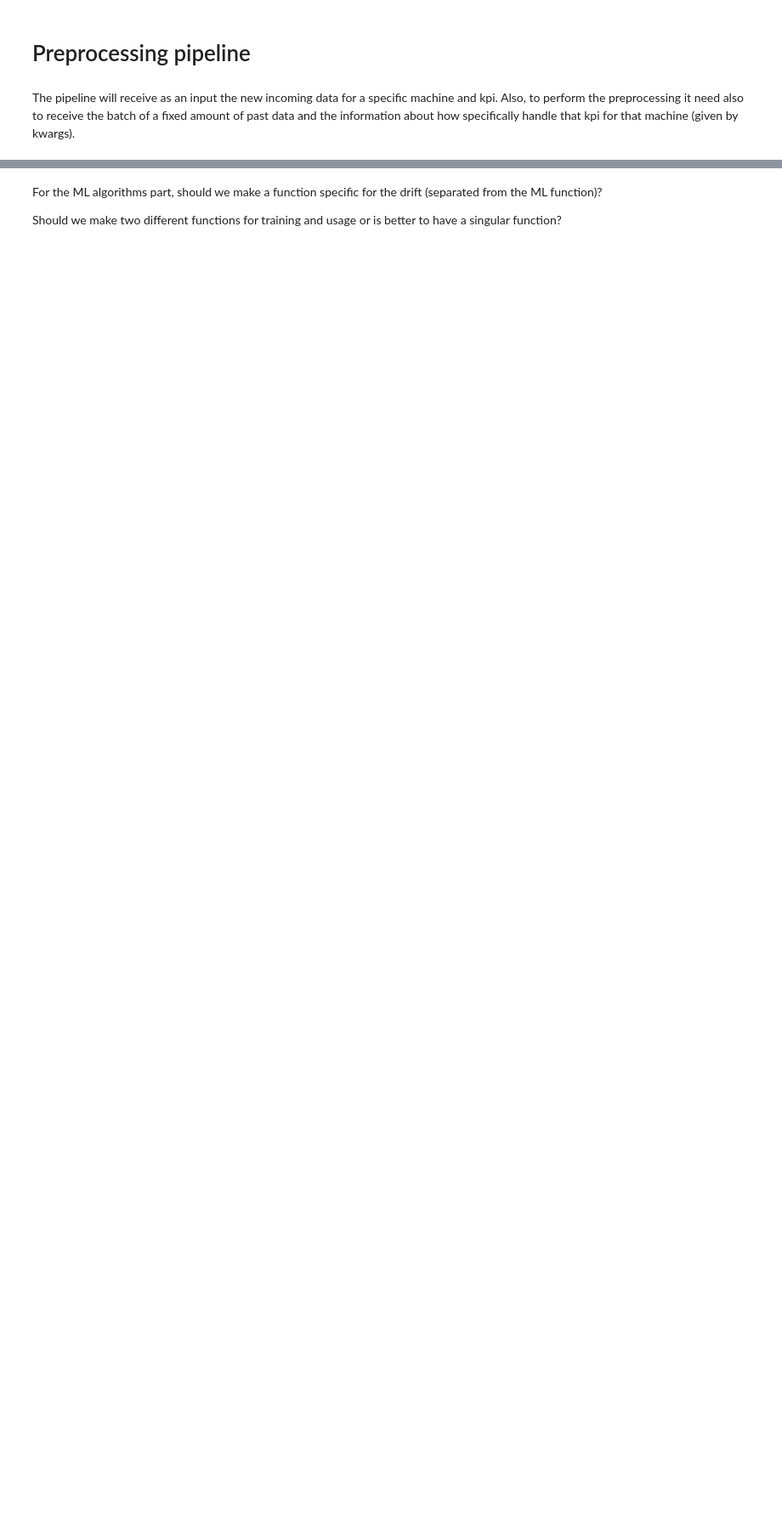
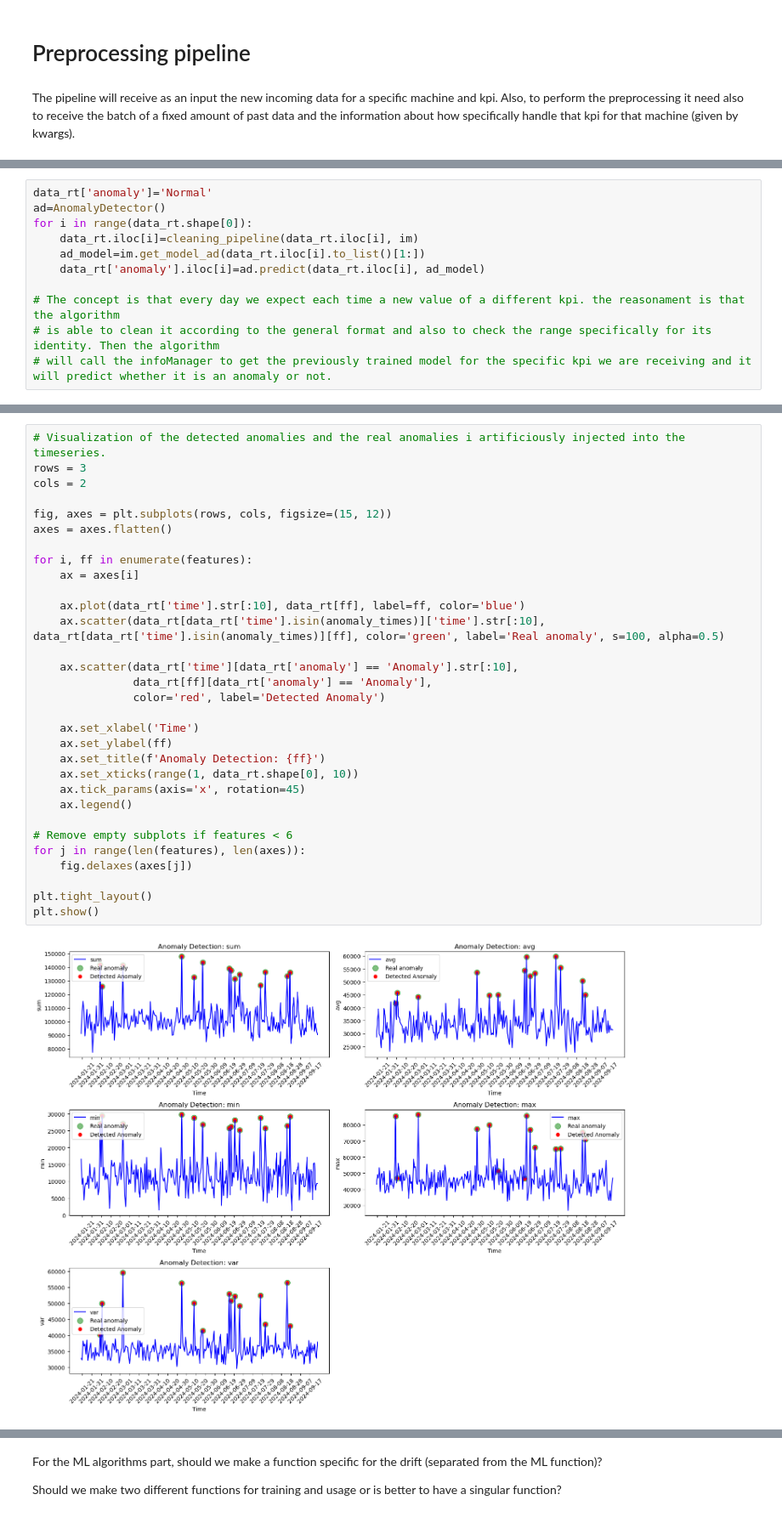
Before and after one commit to Kreative-Performative-Individuals/data-preprocessing-, a Jupyter notebook: pipeline_prototype.ipynb, the cells around one changed output, grey strips where cells are left out. Shown at 85% size. Drawn from its saved outputs; the diff is of its cells as text; blank space fills up the shorter version.

Commit message:
Modifiche generali

```diff
--- a/pipeline_prototype.ipynb
+++ b/pipeline_prototype.ipynb
@@ -175,0 +235,11 @@ def cleaning_pipeline(batch, new_input, kwargs):
+# %%
+data_rt['anomaly']='Normal'
+ad=AnomalyDetector()
+for i in range(data_rt.shape[0]):
+    data_rt.iloc[i]=cleaning_pipeline(data_rt.iloc[i], im)
+    ad_model=im.get_model_ad(data_rt.iloc[i].to_list()[1:])
+    data_rt['anomaly'].iloc[i]=ad.predict(data_rt.iloc[i], ad_model)
+
+# The concept is that every day we expect each time a new value of a different kpi. the reasonament is that the algorithm
+# is able to clean it according to the general format and also to check the range specifically for its identity. Then the algorithm
+# will call the infoManager to get the previously trained model for the specific kpi we are receiving and it will predict whether it is an anomaly or not.
@@ -176,3 +264,36 @@ def cleaning_pipeline(batch, new_input, kwargs):
+# %%
+# Visualization of the detected anomalies and the real anomalies i artificiously injected into the timeseries.
+rows = 3
+cols = 2
+
+fig, axes = plt.subplots(rows, cols, figsize=(15, 12))
+axes = axes.flatten()
+
+for i, ff in enumerate(features):
+    ax = axes[i]
+
+    ax.plot(data_rt['time'].str[:10], data_rt[ff], label=ff, color='blue')
+    ax.scatter(data_rt[data_rt['time'].isin(anomaly_times)]['time'].str[:10], data_rt[data_rt['time'].isin(anomaly_times)][ff], color='green', label='Real anomaly', s=100, alpha=0.5)
+
+    ax.scatter(data_rt['time'][data_rt['anomaly'] == 'Anomaly'].str[:10],
+               data_rt[ff][data_rt['anomaly'] == 'Anomaly'],
+               color='red', label='Detected Anomaly')
+
+    ax.set_xlabel('Time')
+    ax.set_ylabel(ff)
+    ax.set_title(f'Anomaly Detection: {ff}')
+    ax.set_xticks(range(1, data_rt.shape[0], 10))
+    ax.tick_params(axis='x', rotation=45)
+    ax.legend()
+
+# Remove empty subplots if features < 6
+for j in range(len(features), len(axes)):
+    fig.delaxes(axes[j])
+
+plt.tight_layout()
+plt.show()
+# %% [output]
+[figure, added]
 # %%
 def feature_engineering_pipeline(dataframe, kwargs):
     ## Check stationarity
```
Also changed, not shown: parts of 9 cells of this notebook, 3 other files.
